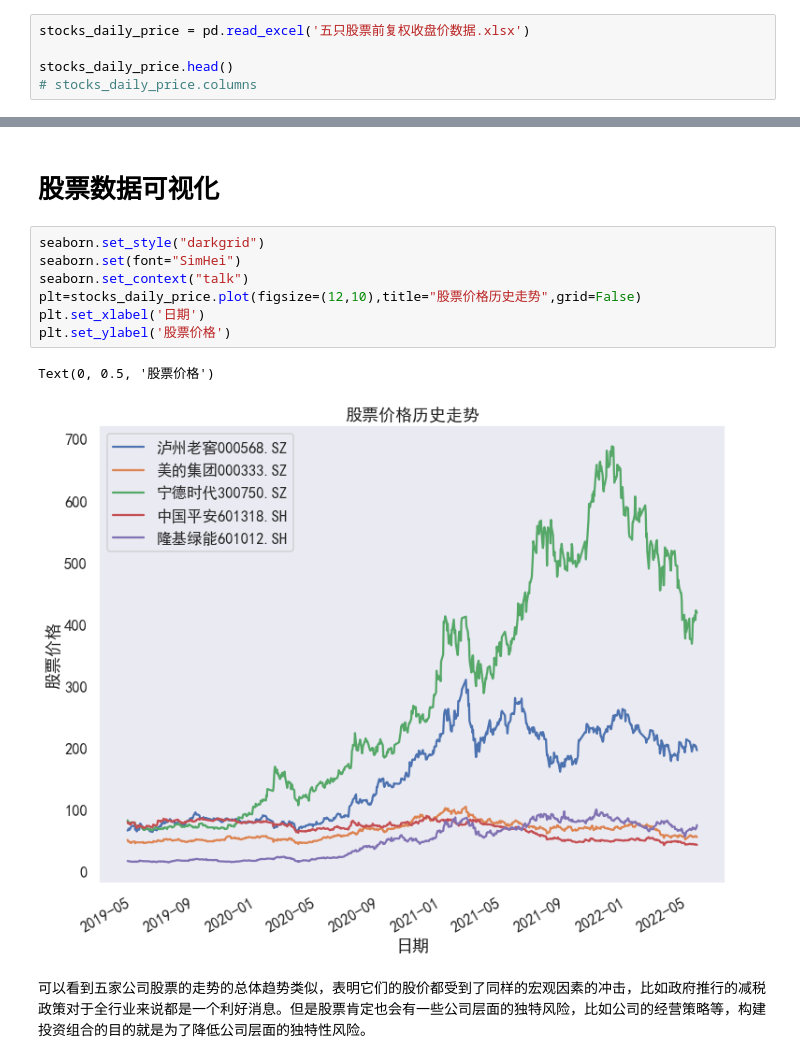
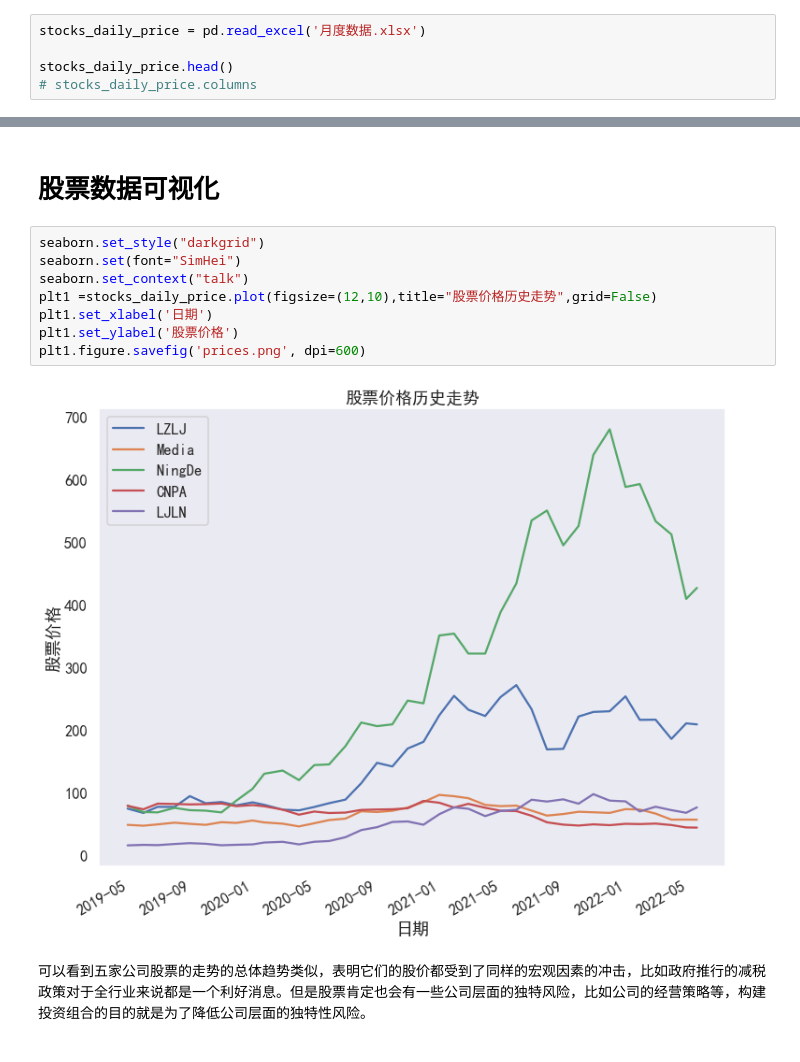
Before and after one commit to Monsoon007/Markowitz-Efficient-Frontier, a Jupyter notebook: 股票有效组合.ipynb, the cells around one changed output, grey strips where cells are left out. Drawn from its saved outputs; the diff is of its cells as text.

```diff
--- a/股票有效组合.ipynb
+++ b/股票有效组合.ipynb
@@ -9,5 +10,5 @@ import numpy as np
 # %%
-stocks_daily_price = pd.read_excel('五只股票前复权收盘价数据.xlsx')
+stocks_daily_price = pd.read_excel('月度数据.xlsx')
 
 stocks_daily_price.head()
 # stocks_daily_price.columns
@@ -57,13 +58,13 @@ stocks_daily_price.head()
 # %%
 seaborn.set_style("darkgrid")
 seaborn.set(font="SimHei")
 seaborn.set_context("talk")
-plt=stocks_daily_price.plot(figsize=(12,10),title="股票价格历史走势",grid=False)
-plt.set_xlabel('日期')
-plt.set_ylabel('股票价格')
+plt1 =stocks_daily_price.plot(figsize=(12,10),title="股票价格历史走势",grid=False)
+plt1.set_xlabel('日期')
+plt1.set_ylabel('股票价格')
+plt1.figure.savefig('prices.png', dpi=600)
 # %% [output]
-Text(0, 0.5, '股票价格')
-[figure, old version]
+[figure, new version]
 # %% [markdown]
 可以看到五家公司股票的走势的总体趋势类似，表明它们的股价都受到了同样的宏观因素的冲击，比如政府推行的减税政策对于全行业来说都是一个利好消息。但是股票肯定也会有一些公司层面的独特风险，比如公司的经营策略等，构建投资组合的目的就是为了降低公司层面的独特性风险。
 # %% [markdown]
```
Also changed, not shown: parts of 13 cells of this notebook, 8 other files.
